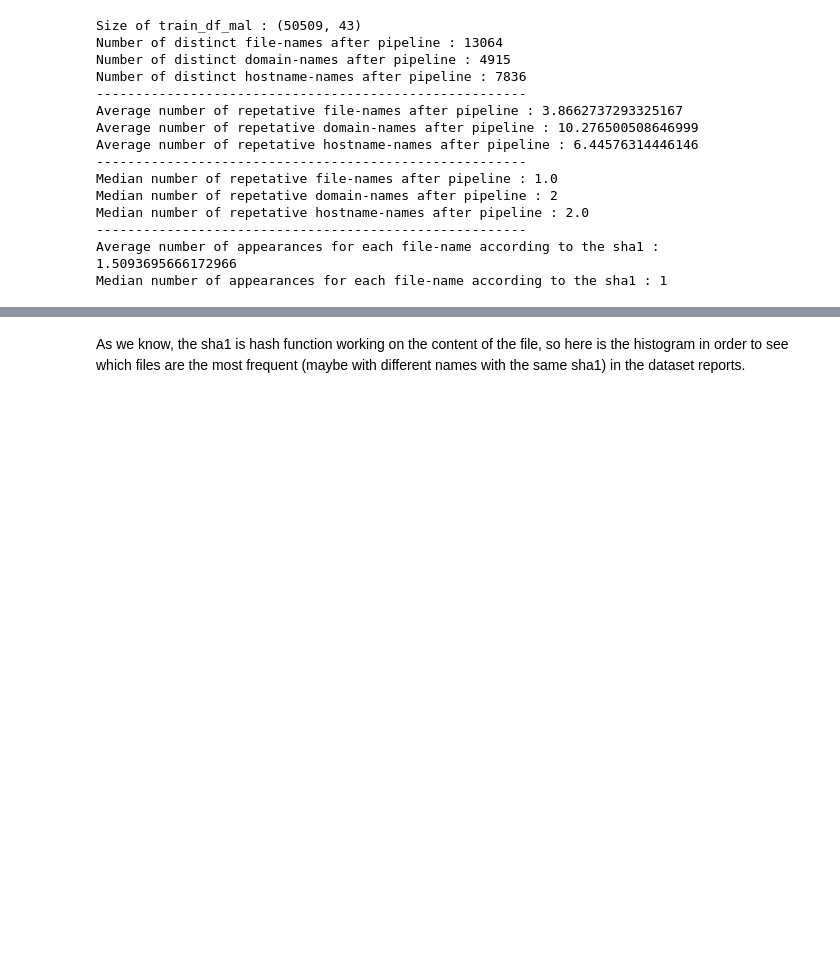
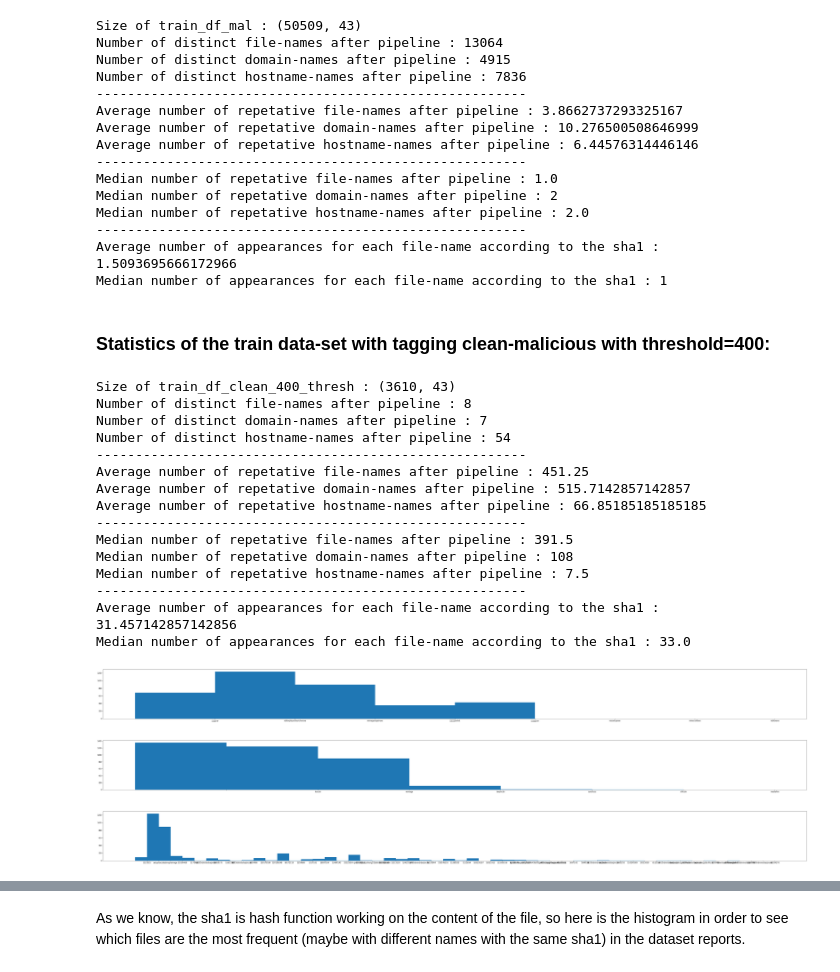
Before and after one commit to NitCoh/TextAnalysisForBigData, a Jupyter notebook: Big_Data_Analysis_for_Cyber_Security_Text_Analysis.ipynb, the cells around one changed output, grey strips where cells are left out. Saved outputs shown, nothing was run; the diff lists cells and outputs as text; code cells hidden in the pictures; blank space fills up the shorter version.

```diff
--- a/Big_Data_Analysis_for_Cyber_Security_Text_Analysis.ipynb
+++ b/Big_Data_Analysis_for_Cyber_Security_Text_Analysis.ipynb
@@ -544,8 +546,21 @@ Number of distinct 3-grams in the corpus of the host-names : 13697
 
 from collections import Counter
 import statistics
+import numpy as np
+import matplotlib.pyplot as plt
 
-def print_statistics_per_df(df):
+
+def plot_counter(cr):
+  labels, values = zip(*cr.items())
+
+  indexes = np.arange(len(labels))
+  width = 1
+  plt.figure(figsize=(70,5))
+  plt.bar(indexes, values, width)
+  plt.xticks(indexes + width * 0.5, labels)
+  plt.show()
+
+def print_statistics_per_df(df,graphs=False):
   file_names = [x for x in df.FileNameID]
   domain_names = replace_nans([x for x in df.WebFileUrlDomain])
   hostname_names = replace_nans([x for x in df.WebFileUrlHostname])
@@ -576,6 +591,7 @@ def print_statistics_per_df(df):
 
   print("-------------------------------------------------------")
 
+
   sha1s = [x for x in df.Sha1ID]
   fn_to_sha1 = {k:v for (k,v) in zip(file_names,sha1s)}
   sha1_distinct = Counter(fn_to_sha1.values())
@@ -584,6 +600,12 @@ def print_statistics_per_df(df):
 
   print("Average number of appearances for each file-name according to the sha1 : {}".format(statistics.mean(fn_to_how_many_times_it_appeared.values())))
   print("Median number of appearances for each file-name according to the sha1 : {}".format(statistics.median(fn_to_how_many_times_it_appeared.values())))
+
+
+  if graphs:
+    plot_counter(fn_c)
+    plot_counter(dn_c)
+    plot_counter(hn_c)
 # %%
 print_statistics_per_df(df)
 # %% [output]
@@ -639,3 +663,27 @@ Median number of repetative hostname-names after pipeline : 2.0
 -------------------------------------------------------
 Average number of appearances for each file-name according to the sha1 : 1.5093695666172966
 Median number of appearances for each file-name according to the sha1 : 1
+# %% [markdown]
+### **Statistics of the train data-set with tagging clean-malicious with threshold=400:**
+# %%
+print("Size of train_df_clean_400_thresh : {}".format(train_df_clean_400_thresh.shape))
+print_statistics_per_df(train_df_clean_400_thresh,graphs=True)
+# %% [output]
+Size of train_df_clean_400_thresh : (3610, 43)
+Number of distinct file-names after pipeline : 8
+Number of distinct domain-names after pipeline : 7
+Number of distinct hostname-names after pipeline : 54
+-------------------------------------------------------
+Average number of repetative file-names after pipeline : 451.25
+Average number of repetative domain-names after pipeline : 515.7142857142857
+Average number of repetative hostname-names after pipeline : 66.85185185185185
+-------------------------------------------------------
+Median number of repetative file-names after pipeline : 391.5
+Median number of repetative domain-names after pipeline : 108
+Median number of repetative hostname-names after pipeline : 7.5
+-------------------------------------------------------
+Average number of appearances for each file-name according to the sha1 : 31.457142857142856
+Median number of appearances for each file-name according to the sha1 : 33.0
+[figure, added]
+[figure, added]
+[figure, added]
```
Also changed, not shown: parts of 5 cells of this notebook.
